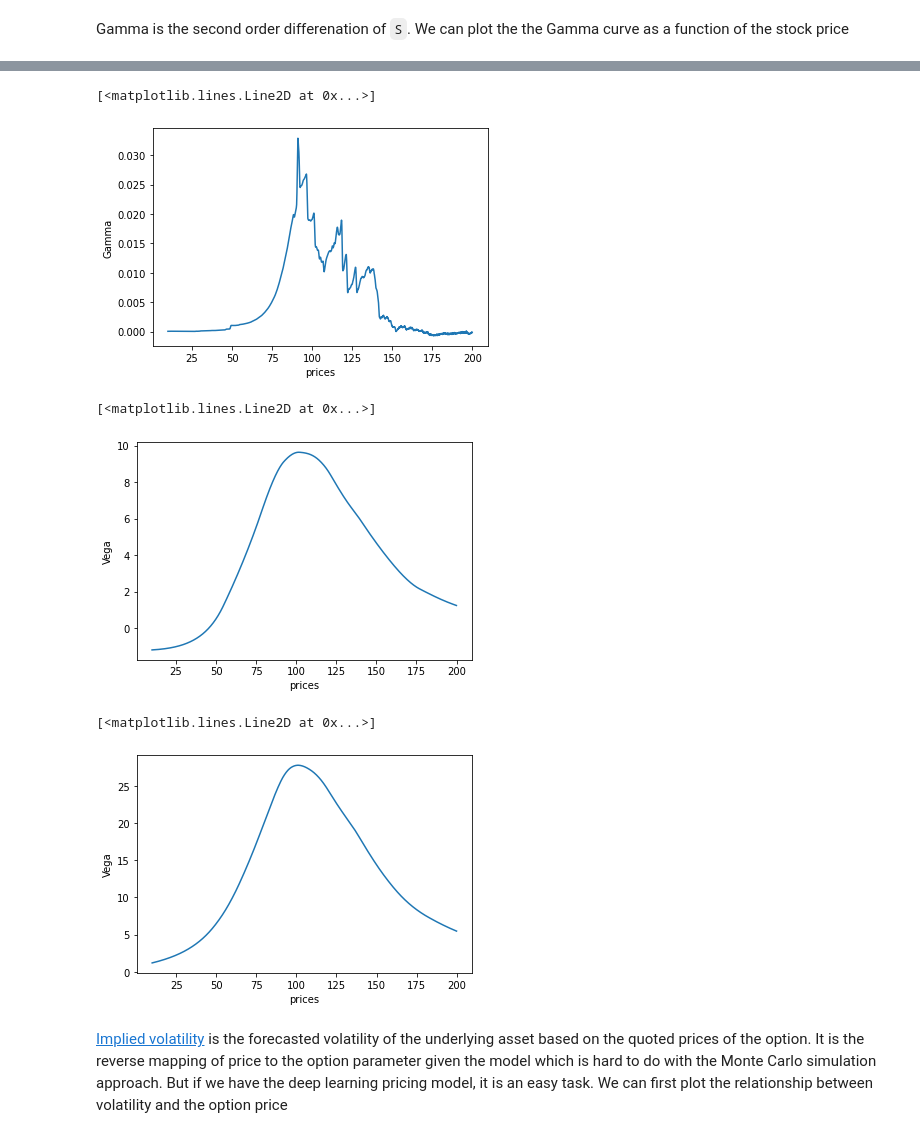
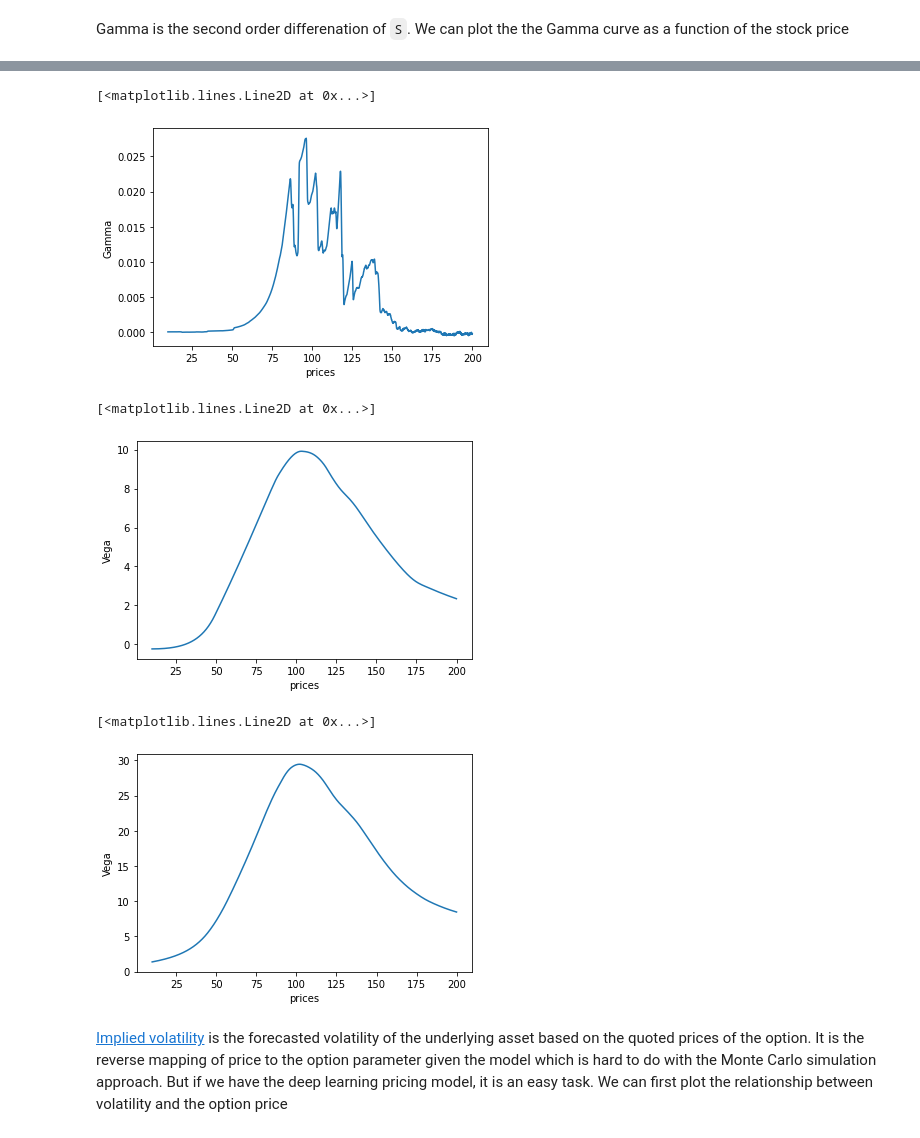
Before and after one commit to xinyanz-erin/Applied-Finance-Project, a Jupyter notebook: From Colab/Combined3.ipynb, the cells around one changed output, grey strips where cells are left out. Cells and saved outputs as stored; diff of their text form; code cells hidden in the pictures.

```diff
--- a/From Colab/Combined3.ipynb
+++ b/From Colab/Combined3.ipynb
@@ -562,0 +569,18 @@ fig2
+# %%
+%matplotlib inline
+import numpy as np
+def compute_gamma(S):
+    epsilon = 0.5
+    inputs1 = torch.tensor([[110.0, 0.0, S, 0.35, 0.1, 0.05]  + ([110.0, 0.0, 110.0, 0.35, 0.1, 0.05]*2)]).cuda()
+    inputs2 = torch.tensor([[110.0, 0.0, S + epsilon, 0.35, 0.1, 0.05]  + ([110.0, 0.0, 110.0, 0.35, 0.1, 0.05]*2)]).cuda()
+    inputs3 = torch.tensor([[110.0, 0.0, S - epsilon, 0.35, 0.1, 0.05]  + ([110.0, 0.0, 110.0, 0.35, 0.1, 0.05]*2)]).cuda()
+    gamma = (model(inputs2.float()) - 2*model(inputs1.float()) + model(inputs3.float()))/(epsilon**2)
+    return gamma
+prices = np.arange(10, 200, 0.1)
+gammas = []
+for p in prices:
+    gammas.append(compute_gamma(p).item())
+fig = pylab.plot(prices, gammas)
+pylab.xlabel('prices')
+pylab.ylabel('Gamma')
+fig
@@ -563,24 +590,24 @@ fig2
 # %%
 %matplotlib inline
 import numpy as np
 def compute_gamma(S):
     epsilon = 0.5
     inputs1 = torch.tensor([[110.0, 0.0, S, 0.35, 0.1, 0.05]*3]).cuda()
     inputs2 = torch.tensor([[110.0, 0.0, S + epsilon, 0.35, 0.1, 0.05]*3]).cuda()
     inputs3 = torch.tensor([[110.0, 0.0, S - epsilon, 0.35, 0.1, 0.05]*3]).cuda()
-    delta = (model(inputs2.float()) - 2*model(inputs1.float()) + model(inputs3.float()))/(epsilon**2)
-    return delta
+    gamma = (model(inputs2.float()) - 2*model(inputs1.float()) + model(inputs3.float()))/(epsilon**2)
+    return gamma
 prices = np.arange(10, 200, 0.1)
 gammas = []
 for p in prices:
     gammas.append(compute_gamma(p).item())
 fig = pylab.plot(prices, gammas)
 pylab.xlabel('prices')
 pylab.ylabel('Gamma')
 fig
 # %% [output]
 [<matplotlib.lines.Line2D at 0x...>]
-[figure, old version]
+[figure, new version]
 # %%
 # vega
 %matplotlib inline
@@ -601,7 +628,7 @@ pylab.ylabel('Vega')
 fig
 # %% [output]
 [<matplotlib.lines.Line2D at 0x...>]
-[figure, old version]
+[figure, new version]
 # %%
 # vega
 %matplotlib inline
@@ -622,7 +649,7 @@ pylab.ylabel('Vega')
 fig
 # %% [output]
 [<matplotlib.lines.Line2D at 0x...>]
-[figure, old version]
+[figure, new version]
 # %% [markdown]
 [Implied volatility](https://en.wikipedia.org/wiki/Implied_volatility) is the forecasted volatility of the underlying asset based on the quoted prices of the option. It is the reverse mapping of price to the option parameter given the model which is hard to do with the Monte Carlo simulation approach. But if we have the deep learning pricing model, it is an easy task. We can first plot the relationship between volatility and the option price
 # %%
```
Also changed, not shown: parts of 14 cells of this notebook.
